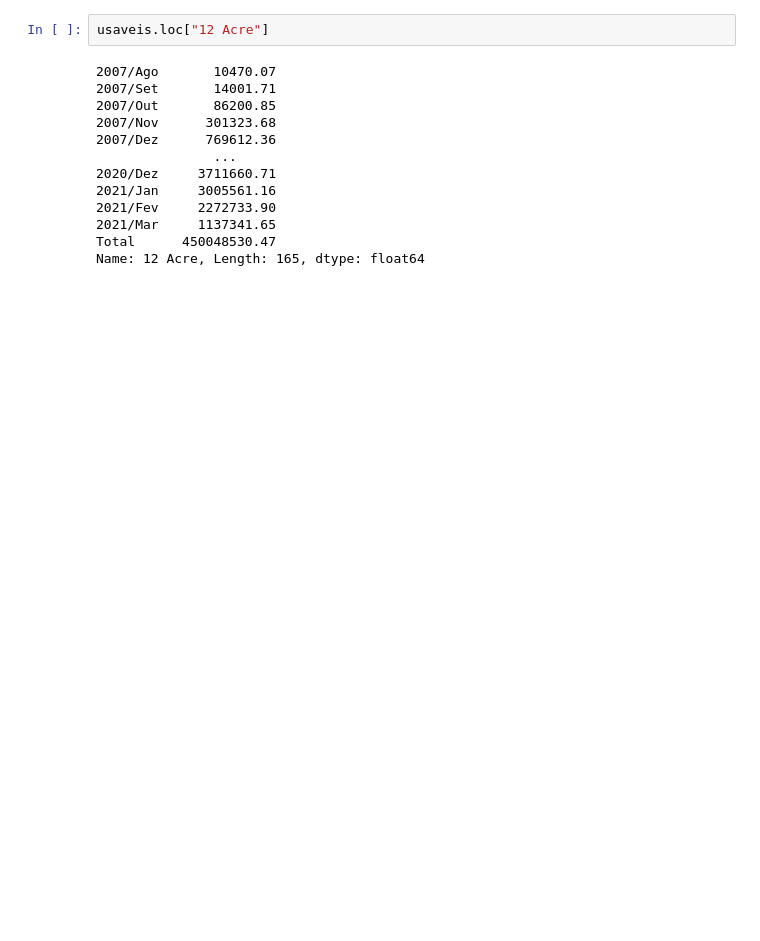
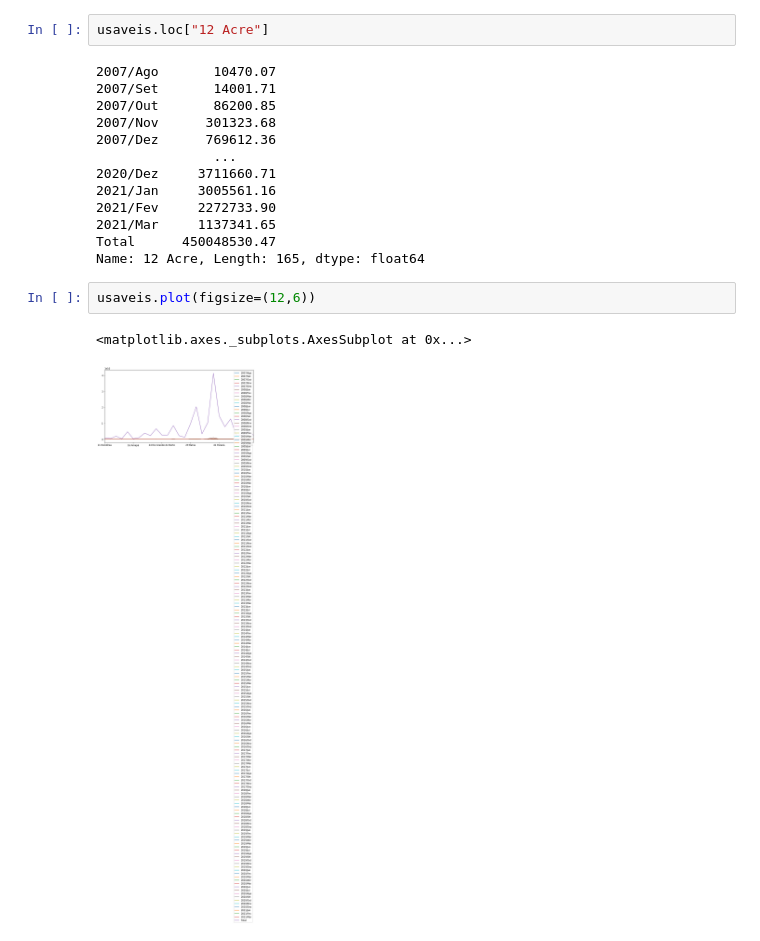
Before and after one commit to bibianaprevedello/Bootcamp-Alura, a Jupyter notebook: Módulo 01 - Python e Pandas para Análise de Dados Reais.ipynb, the cells around one changed output. Saved outputs shown, nothing was run; the diff lists cells and outputs as text; blank space fills up the shorter version.

```diff
--- a/Módulo 01 - Python e Pandas para Análise de Dados Reais.ipynb
+++ b/Módulo 01 - Python e Pandas para Análise de Dados Reais.ipynb
@@ -327,3 +325,8 @@ usaveis.loc["12 Acre"]
 2021/Mar     1137341.65
 Total      450048530.47
 Name: 12 Acre, Length: 165, dtype: float64
+# %%
+usaveis.plot(figsize=(12,6))
+# %% [output]
+<matplotlib.axes._subplots.AxesSubplot at 0x...>
+[figure, added]
```
Also changed, not shown: parts of 35 cells of this notebook.
